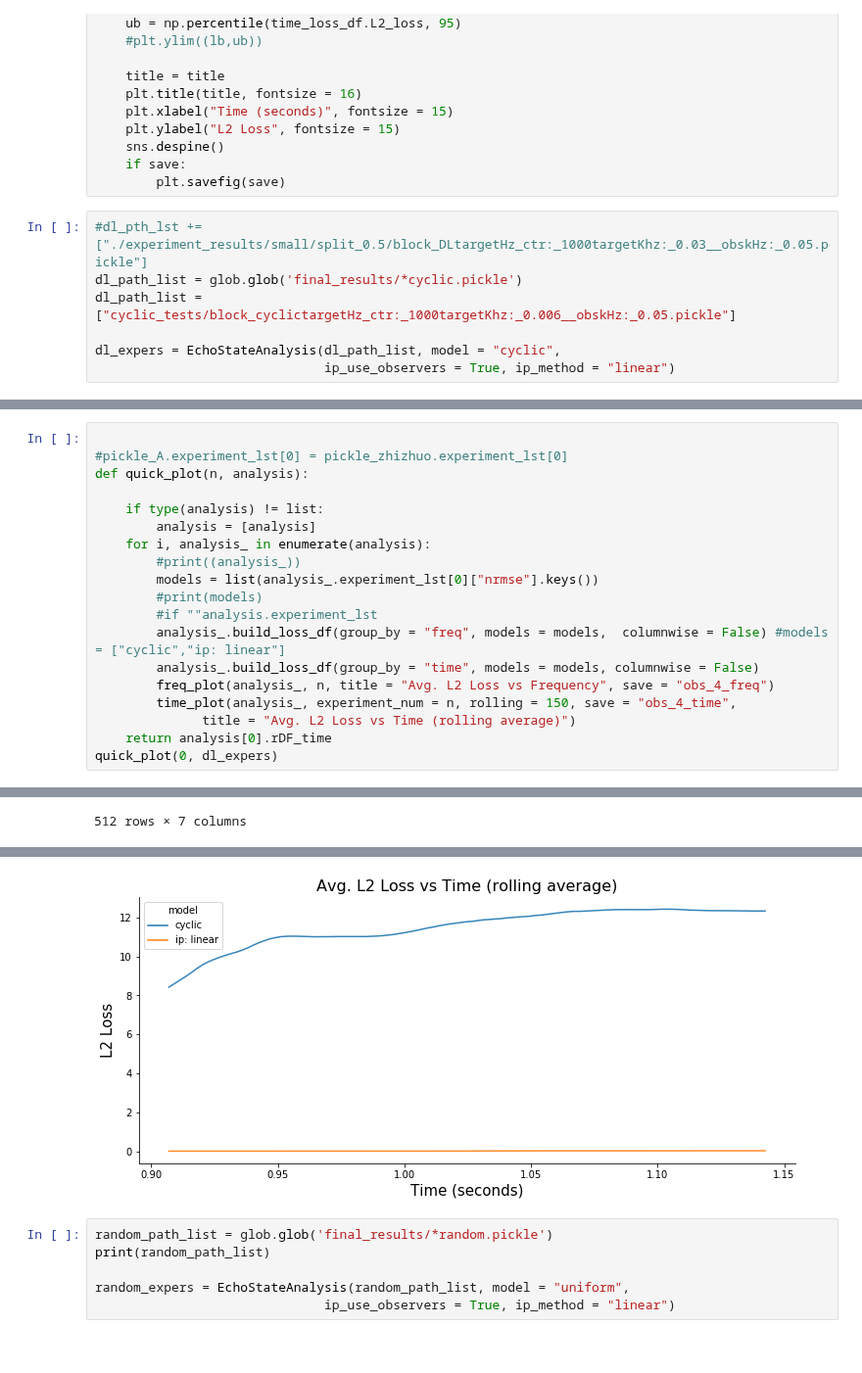
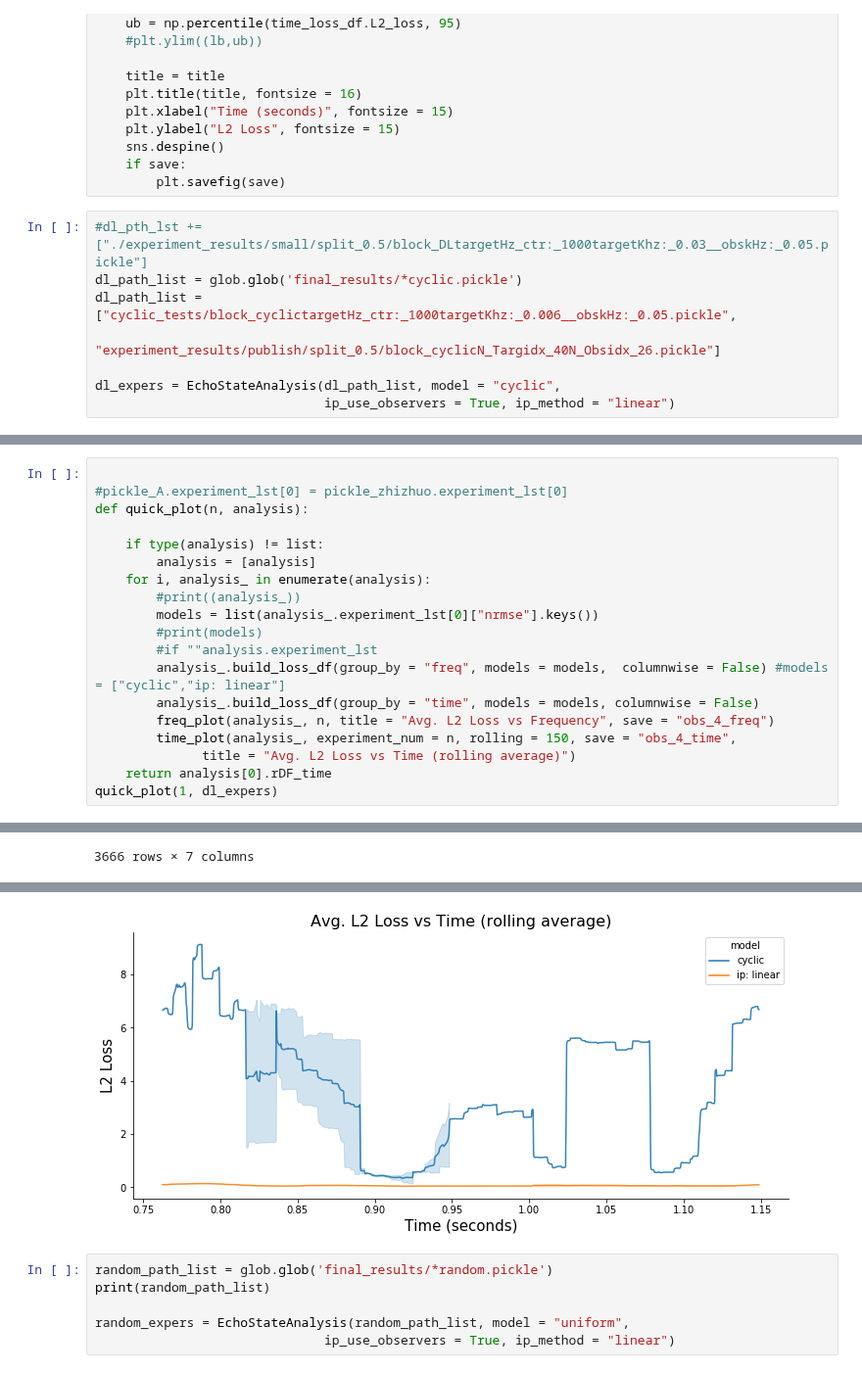
Before and after one commit to blindedjoy/Reservoir, a Jupyter notebook: MARIOS/Analysis.ipynb, the cells around one changed output, grey strips where cells are left out. Shown at 98% size. Cells and saved outputs as stored; diff of their text form.

```diff
--- a/MARIOS/Analysis.ipynb
+++ b/MARIOS/Analysis.ipynb
@@ -115,7 +115,8 @@ def time_plot(analysis_obj, experiment_num = 0, title = "Observer 4 experiment",
 # %%
 #dl_pth_lst += ["./experiment_results/small/split_0.5/block_DLtargetHz_ctr:_1000targetKhz:_0.03__obskHz:_0.05.pickle"]
 dl_path_list = glob.glob('final_results/*cyclic.pickle')
-dl_path_list = ["cyclic_tests/block_cyclictargetHz_ctr:_1000targetKhz:_0.006__obskHz:_0.05.pickle"]
+dl_path_list = ["cyclic_tests/block_cyclictargetHz_ctr:_1000targetKhz:_0.006__obskHz:_0.05.pickle",
+                "experiment_results/publish/split_0.5/block_cyclicN_Targidx_40N_Obsidx_26.pickle"]
 
 dl_expers = EchoStateAnalysis(dl_path_list, model = "cyclic",
                               ip_use_observers = True, ip_method = "linear")
@@ -155,6 +156,6 @@ def quick_plot(n, analysis):
         time_plot(analysis_, experiment_num = n, rolling = 150, save = "obs_4_time",
               title = "Avg. L2 Loss vs Time (rolling average)")
     return analysis[0].rDF_time
-quick_plot(0, dl_expers)
+quick_plot(1, dl_expers)
 # %% [output]
 |  | model | L1_loss | L2_loss | R | split | time | experiment # |
@@ -172 +173 @@ quick_plot(0, dl_expers)
-512 rows × 7 columns
+3666 rows × 7 columns
@@ -174,4 +175,4 @@ quick_plot(0, dl_expers)
-[figure, old version]
+[figure, new version]
 # %%
 random_path_list = glob.glob('final_results/*random.pickle')
 print(random_path_list)
```
Also changed, not shown: parts of 2 cells of this notebook, 10 other files.
